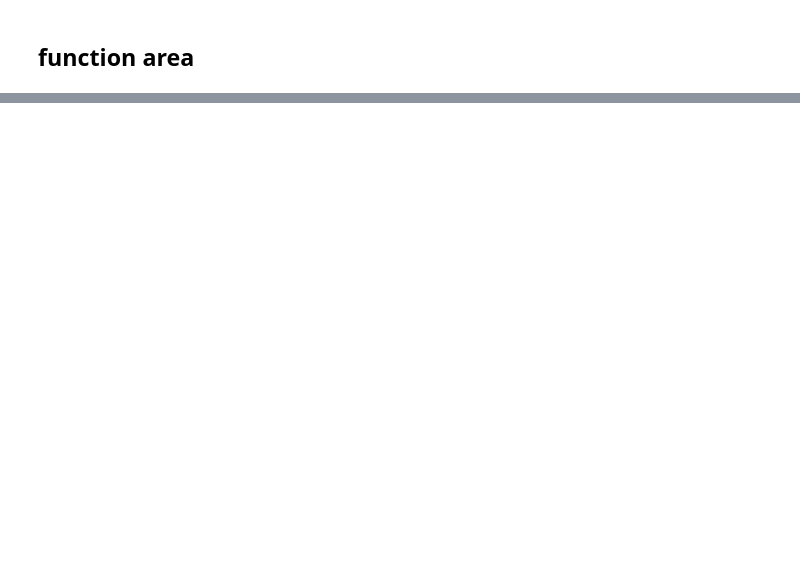
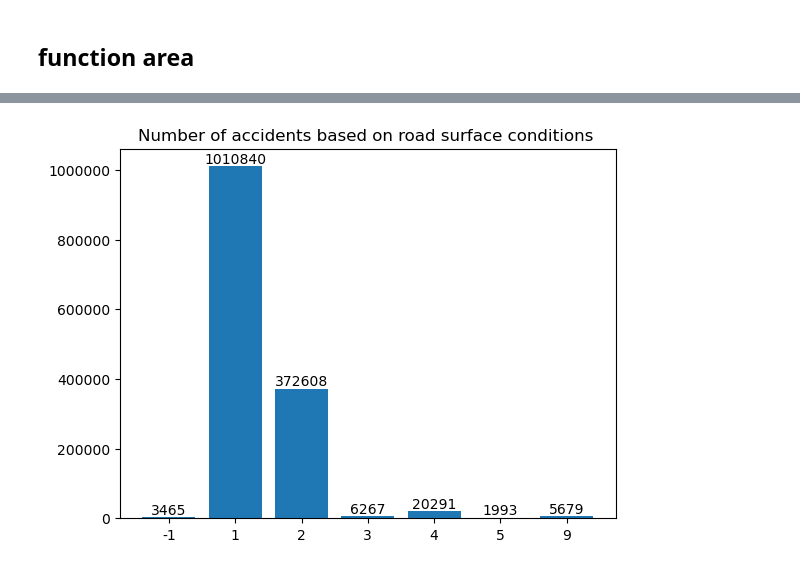
Before and after one commit to X-Fan-Jack/CASA05_quantitative_methods, a Jupyter notebook: qm_presentation_EDA.ipynb, the cells around one changed output, grey strips where cells are left out. Cells and saved outputs as stored; diff of their text form; code cells hidden in the pictures; blank space fills up the shorter version.

```diff
--- a/qm_presentation_EDA.ipynb
+++ b/qm_presentation_EDA.ipynb
@@ -75,0 +110,5 @@ get_bar_by_factors("time", False)
+# %%
+# road
+plot_bar(road_count, "Number of accidents based on road surface conditions ", True)
+# %% [output]
+[figure, added]
```
Also changed, not shown: parts of 10 cells of this notebook.
